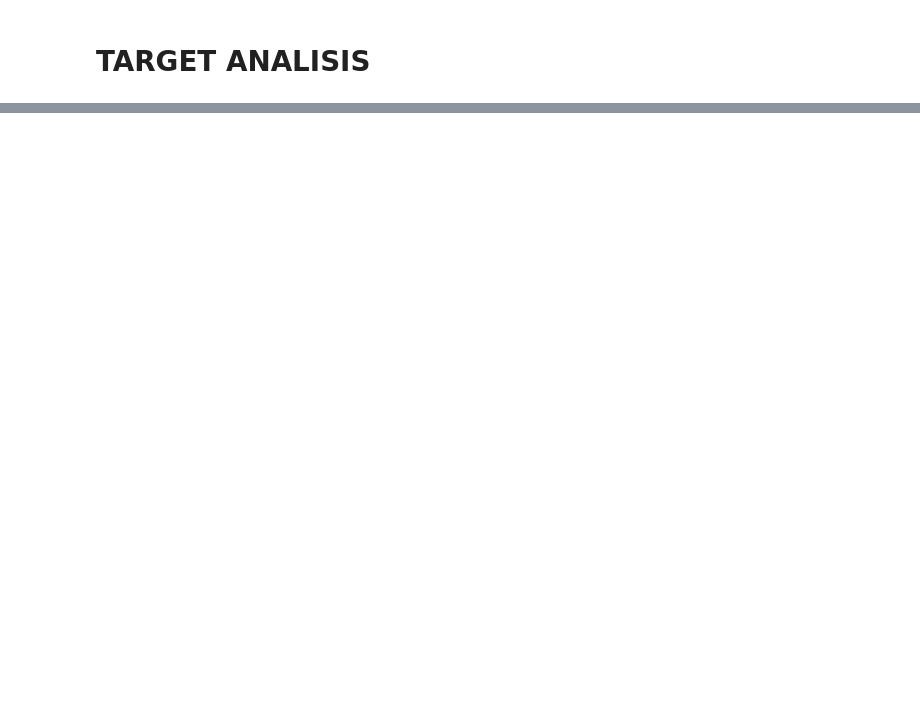
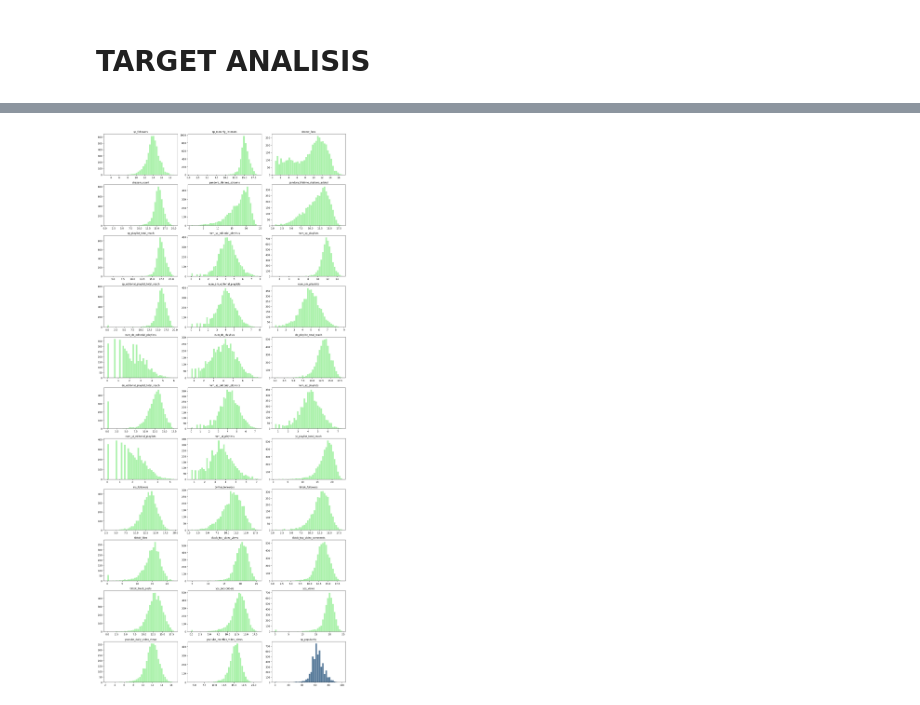
Before and after one commit to SilvanaBContreras/come_together_industria_de_la_musica, a Jupyter notebook: chartmetric_EDA2.ipynb, the cells around one changed output, grey strips where cells are left out. Drawn from its saved outputs; the diff is of its cells as text; code cells hidden in the pictures; blank space fills up the shorter version.

```diff
--- a/chartmetric_EDA2.ipynb
+++ b/chartmetric_EDA2.ipynb
@@ -3166,0 +1110,55 @@ print(f" Archivo '{nombre_archivo}' guardado con éxito en carpeta de trabajo.")
+# %%
+# ============================================================
+# Panel de histogramas con log1p (verde claro) y sp_popularity en azul
+# ============================================================
+
+import matplotlib.pyplot as plt
+import seaborn as sns
+import numpy as np
+
+# Variables a graficar
+num_vars = digital_numeric_vars  # todas las variables numéricas
+num_vars_plot = num_vars.copy()
+# Nos aseguramos que sp_popularity esté al final para aplicarle color azul
+num_vars_plot.remove("sp_popularity")
+num_vars_plot.append("sp_popularity")
+
+n_cols = 3
+n_rows = int(np.ceil(len(num_vars_plot) / n_cols))
+
+fig, axes = plt.subplots(n_rows, n_cols, figsize=(15, n_rows * 3))
+axes = axes.flatten()
+
+for i, col in enumerate(num_vars_plot):
+    ax = axes[i]
+    s = df[col].dropna().astype(float)
+
+    # Aplicar log1p a todas menos sp_popularity
+    if col != "sp_popularity":
+        s_plot = np.log1p(s)
+        color = "#90EE90"  # verde claro
+    else:
+        s_plot = s
+        color = "#1F4E79"  # azul original
+
+    sns.histplot(
+        s_plot,
+        bins=40,
+        ax=ax,
+        color=color,
+        edgecolor="white",
+        linewidth=0.5
+    )
+
+    ax.set_title(col, fontsize=10)
+    ax.set_xlabel("")
+    ax.set_ylabel("")
+
+# Eliminar ejes vacíos si sobran
+for j in range(i + 1, len(axes)):
+    fig.delaxes(axes[j])
+
+plt.tight_layout()
+plt.show()
+# %% [output]
+[figure, added]
```
Also changed, not shown: parts of 138 cells of this notebook, 4 other files.
